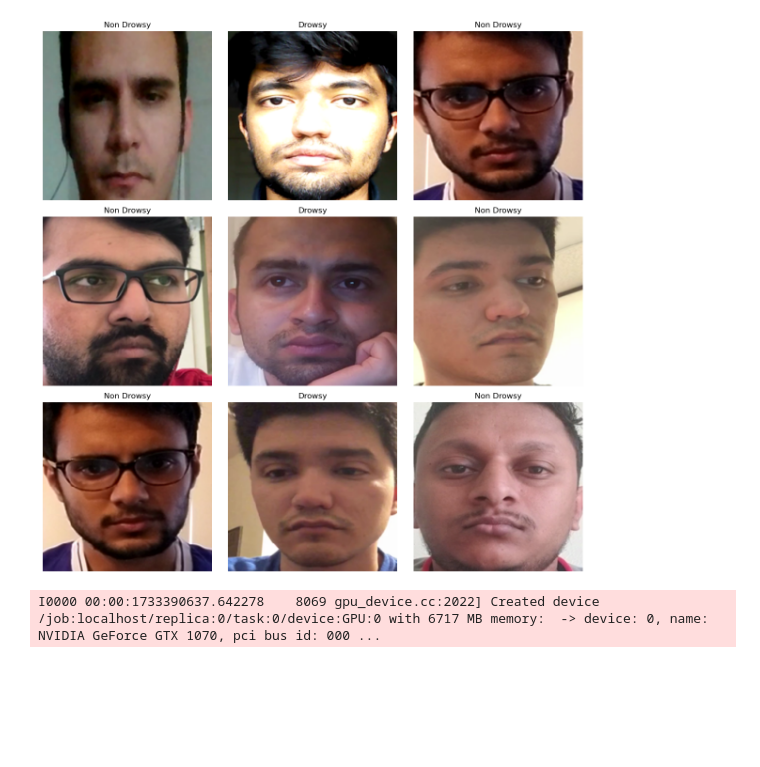
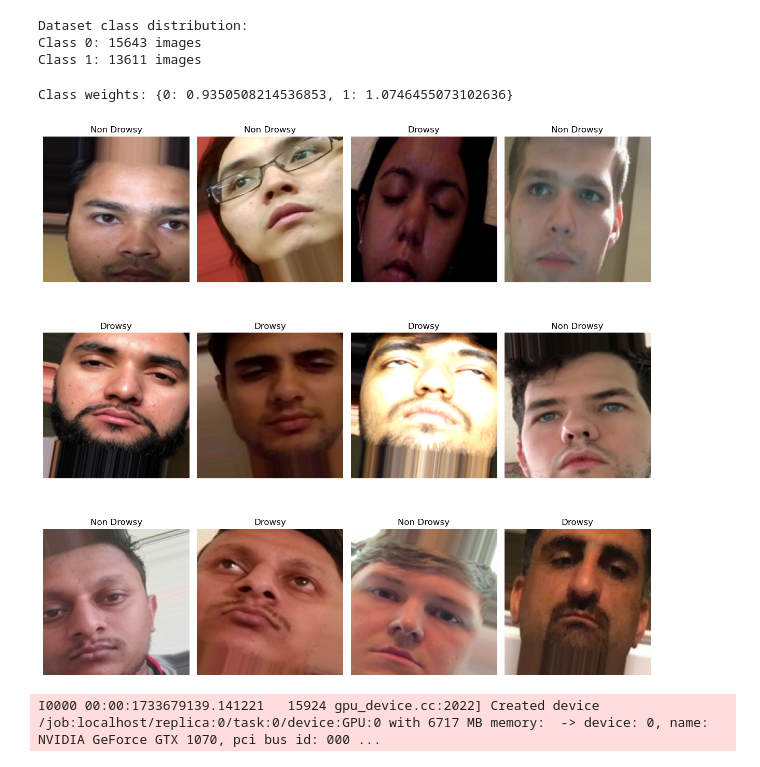
Before and after one commit to COCONUC/Driver-Drownsiness-Detection, a Jupyter notebook: Model/TensorModel.ipynb, the cells around one changed output. Cells and saved outputs as stored; diff of their text form; code cells hidden in the pictures; blank space fills up the shorter version.

Commit message:
Add Models trained with Tensorflow

```diff
--- a/Model/TensorModel.ipynb
+++ b/Model/TensorModel.ipynb
@@ -20,0 +15,7 @@ dataset_path = "./dataset"
+# %%
+# Define paths
+dataset_path = "./dataset"  # Path to the original dataset
+output_path = "./split_dataset"  # Path to save the split dataset
+train_ratio = 0.7
+val_ratio = 0.15
+test_ratio = 0.15
@@ -27,25 +58,32 @@ EPOCHS = 100
 # %%
 # Data generators for training, validation, and testing data
-datagen = ImageDataGenerator(
-    rescale=1.0/255.0,
-    validation_split=0.2  # Split 20% of data for validation
-)
+train_datagen = ImageDataGenerator(rescale=1.0/255.0)
 
-train_generator = datagen.flow_from_directory(
-    dataset_path,
+train_generator = train_datagen.flow_from_directory(
+    os.path.join(output_path, "train"),
     target_size=(IMG_HEIGHT, IMG_WIDTH),
     batch_size=BATCH_SIZE,
     class_mode='binary',
-    subset='training',
     shuffle=True  # Shuffle the training data
 )
 
-val_generator = datagen.flow_from_directory(
-    dataset_path,
+val_datagen = ImageDataGenerator(rescale=1.0/255.0)
+
+val_generator = val_datagen.flow_from_directory(
+    os.path.join(output_path, "val"),
     target_size=(IMG_HEIGHT, IMG_WIDTH),
     batch_size=BATCH_SIZE,
     class_mode='binary',
-    subset='validation',
     shuffle=False  # Do not shuffle the validation data
 )
+
+test_datagen = ImageDataGenerator(rescale=1.0/255.0)
+
+test_generator = test_datagen.flow_from_directory(
+    os.path.join(output_path, "test"),
+    target_size=(IMG_HEIGHT, IMG_WIDTH),
+    batch_size=BATCH_SIZE,
+    class_mode='binary',
+    shuffle=False  # Do not shuffle the test data
+)
 # %% [output]
@@ -54,31 +97,48 @@ Found 8358 images belonging to 2 classes.
+# %%
+# Check dataset balance
+class_counts = Counter(train_generator.classes)
+print("Dataset class distribution:")
+for class_label, count in class_counts.items():
+    print(f"Class {class_label}: {count} images")
+# %% [output]
+Dataset class distribution:
+Class 0: 15643 images
+Class 1: 13611 images
+# %%
+# Calculate class weights if needed
+total_images = sum(class_counts.values())
+class_weights = {class_label: total_images / (len(class_counts) * count) for class_label, count in class_counts.items()}
+print("Class weights:", class_weights)
+# %% [output]
+Class weights: {0: 0.9350508214536853, 1: 1.0746455073102636}
 # %%
 # Display some images from the dataset
 sample_images, sample_labels = next(train_generator)
 plt.figure(figsize=(12, 12))
-for i in range(9):
-    plt.subplot(3, 3, i + 1)
+for i in range(12):
+    plt.subplot(3, 4, i + 1)
     plt.imshow(sample_images[i])
     plt.title("Drowsy" if sample_labels[i] == 0 else "Non Drowsy")
     plt.axis('off')
 plt.tight_layout()
 plt.show()
 # %% [output]
-[figure, old version]
+[figure, new version]
 # %%
 # Build a new model from scratch
 model = Sequential()
-model.add(Conv2D(32, (3, 3), activation='relu', input_shape=(IMG_HEIGHT, IMG_WIDTH, 3)))
+model.add(Conv2D(16, (3, 3), activation='relu', input_shape=(IMG_HEIGHT, IMG_WIDTH, 3)))
+model.add(MaxPooling2D((2, 2)))
+model.add(Conv2D(32, (3, 3), activation='relu'))
 model.add(MaxPooling2D((2, 2)))
 model.add(Conv2D(64, (3, 3), activation='relu'))
 model.add(MaxPooling2D((2, 2)))
-model.add(Conv2D(128, (3, 3), activation='relu'))
-model.add(MaxPooling2D((2, 2)))
 model.add(Flatten())
-model.add(Dense(128, activation='relu'))
+model.add(Dense(64, activation='relu'))
 model.add(Dropout(0.5))
 model.add(Dense(1, activation='sigmoid'))
 # %% [output]
-I0000 00:00:1733390637.642278    8069 gpu_device.cc:2022] Created device /job:localhost/replica:0/task:0/device:GPU:0 with 6717 MB memory:  -> device: 0, name: NVIDIA GeForce GTX 1070, pci bus id: 000 ...
+I0000 00:00:1733679139.141221   15924 gpu_device.cc:2022] Created device /job:localhost/replica:0/task:0/device:GPU:0 with 6717 MB memory:  -> device: 0, name: NVIDIA GeForce GTX 1070, pci bus id: 000 ...
 # %%
 # Compile the model
 model.compile(optimizer=Adam(learning_rate=0.001), loss='binary_crossentropy', metrics=['accuracy'])
```
Also changed, not shown: parts of 34 cells of this notebook, 3 other files.
